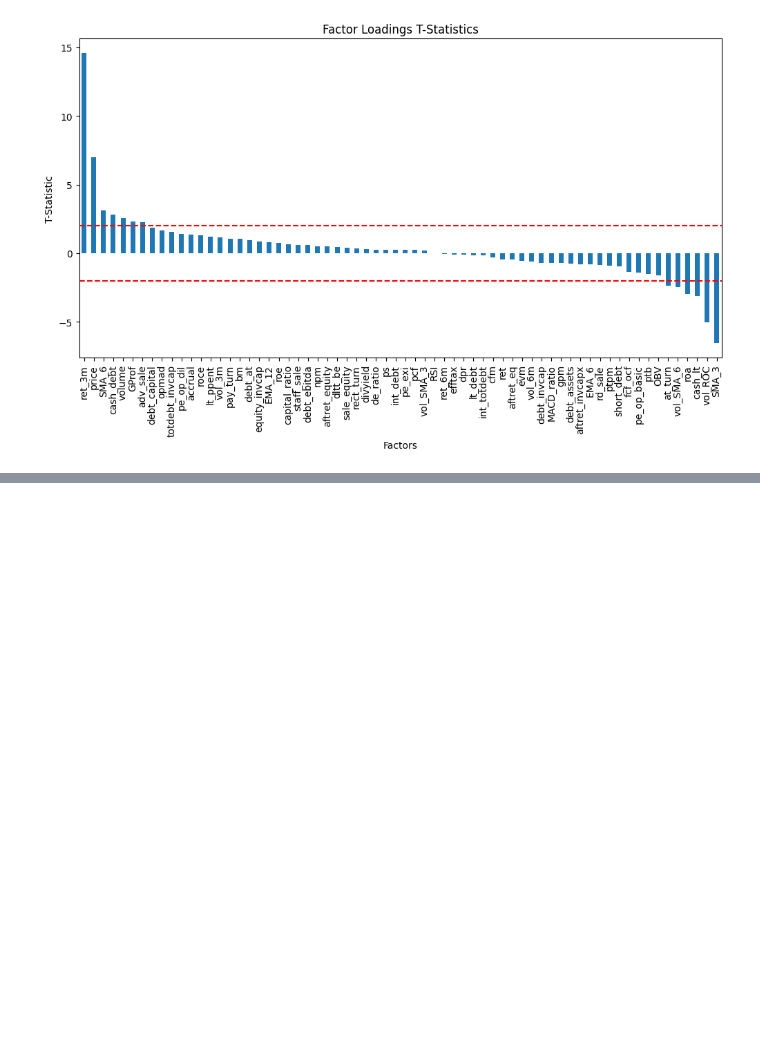
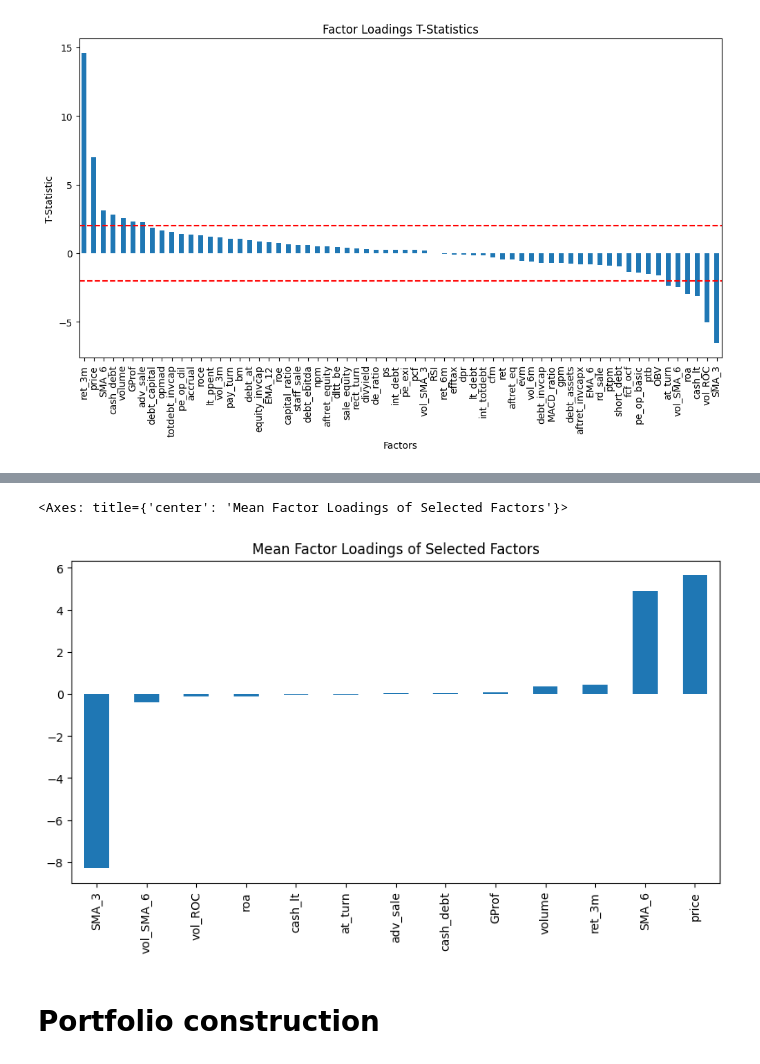
Before and after one commit to IshitBajpai/HFS, a Jupyter notebook: EDA.ipynb, the cells around one changed output, grey strips where cells are left out. Cells and saved outputs as stored; diff of their text form; code cells hidden in the pictures; blank space fills up the shorter version.

```diff
--- a/EDA.ipynb
+++ b/EDA.ipynb
@@ -18,4 +23,7 @@ for year in range(start_year, end_year + 1):
 wrds_file = pd.concat(wrds_data, ignore_index=True)
+# %%
+# drop columns with nan values
+wrds_file = wrds_file.dropna(axis=1)
 # %%
 print(wrds_file.isna().sum().sum()) # should be 0; else something's wrong
 print(wrds_file.shape)
@@ -241,3 +196,5 @@ plt.axhline(y=-2, color='r', linestyle='--')
 plt.show()
 # %% [output]
 [figure]
+# %%
+selected_factors = tstats[abs(tstats) > 2].index.tolist()
@@ -243,0 +217,8 @@ plt.show()
+# %%
+selected_factors_mean_loadings = df_factor_loadings[selected_factors].mean().sort_values(ascending=True)
+selected_factors_mean_loadings.plot(kind='bar', figsize=(10,5), title='Mean Factor Loadings of Selected Factors')
+# %% [output]
+<Axes: title={'center': 'Mean Factor Loadings of Selected Factors'}>
+[figure, added]
+# %% [markdown]
+# Portfolio construction
```
Also changed, not shown: parts of 10 cells of this notebook, 6 other files.
